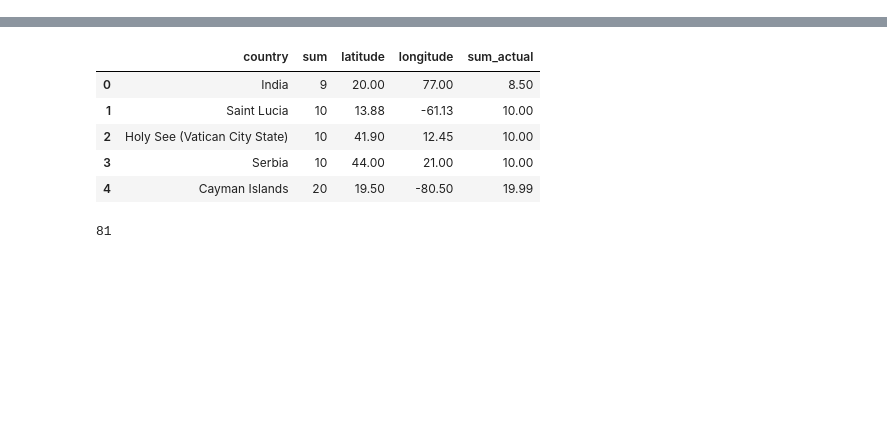
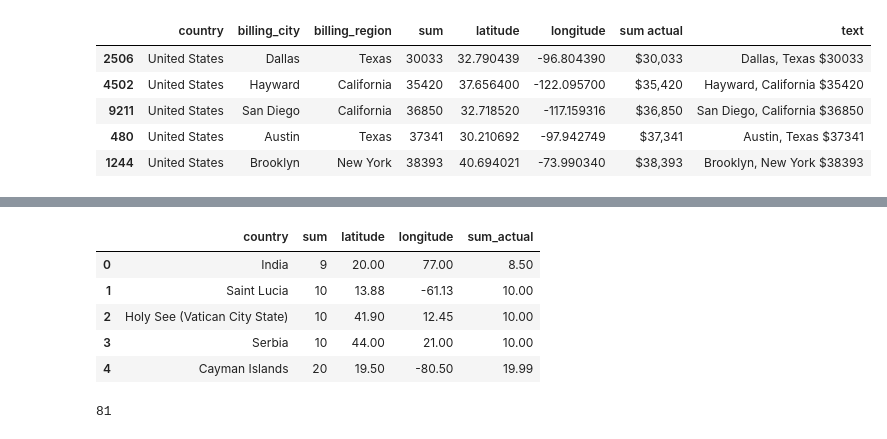
Before and after one commit to linnearice/Vitamin_Ventures, a Jupyter notebook: IPYNB/Plots for US Cities Map and World Country Map.ipynb, the cells around one changed output, grey strips where cells are left out. Cells and saved outputs as stored; diff of their text form; code cells hidden in the pictures; blank space fills up the shorter version.

```diff
--- a/IPYNB/Plots for US Cities Map and World Country Map.ipynb
+++ b/IPYNB/Plots for US Cities Map and World Country Map.ipynb
@@ -73,0 +104,12 @@ fig.show()
+# %%
+df_sales=df_sales.sort_values(by='sum', ascending=False)
+df_top_10_cities = df_sales.iloc[0:10]
+df_top_10_cities=df_top_10_cities.sort_values(by='sum', ascending=True)
+df_top_10_cities.head()
+# %% [output]
+|  | country | billing_city | billing_region | sum | latitude | longitude | sum actual | text |
+| 2506 | United States | Dallas | Texas | 30033 | 32.790439 | -96.804390 | $30,033 | Dallas, Texas $30033 |
+| 4502 | United States | Hayward | California | 35420 | 37.656400 | -122.095700 | $35,420 | Hayward, California $35420 |
+| 9211 | United States | San Diego | California | 36850 | 32.718520 | -117.159316 | $36,850 | San Diego, California $36850 |
+| 480 | United States | Austin | Texas | 37341 | 30.210692 | -97.942749 | $37,341 | Austin, Texas $37341 |
+| 1244 | United States | Brooklyn | New York | 38393 | 40.694021 | -73.990340 | $38,393 | Brooklyn, New York $38393 |
```
Also changed, not shown: parts of 15 cells of this notebook, 11 other files.
